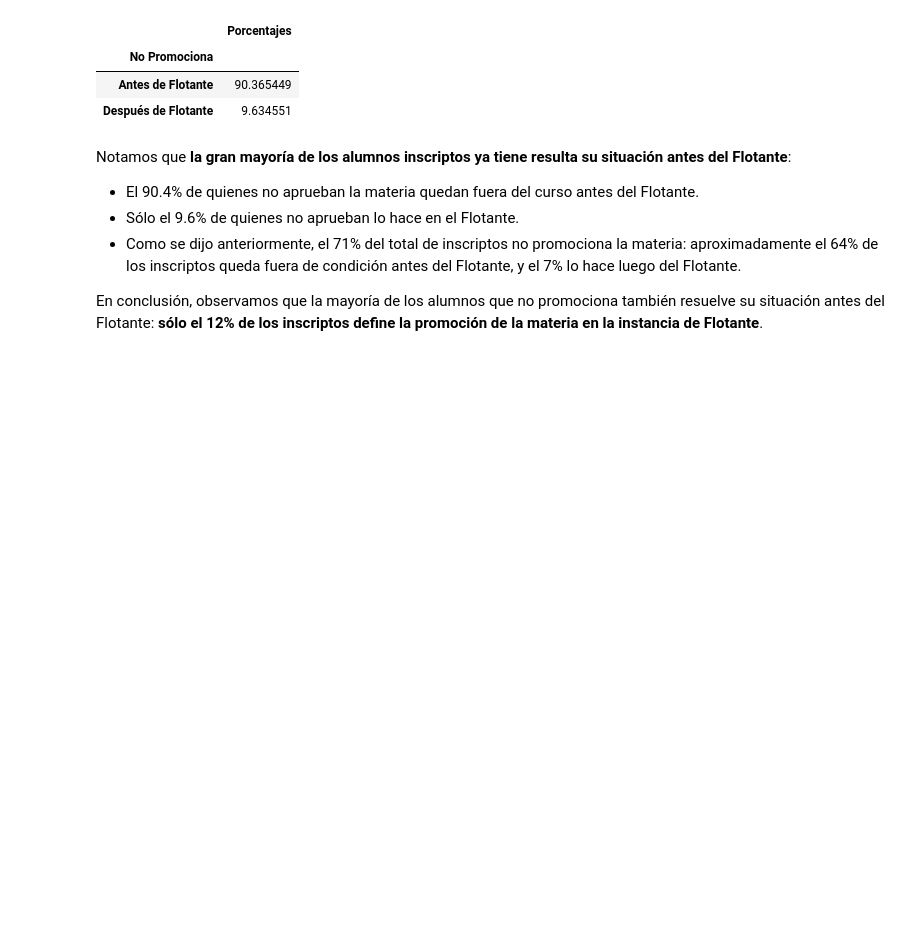
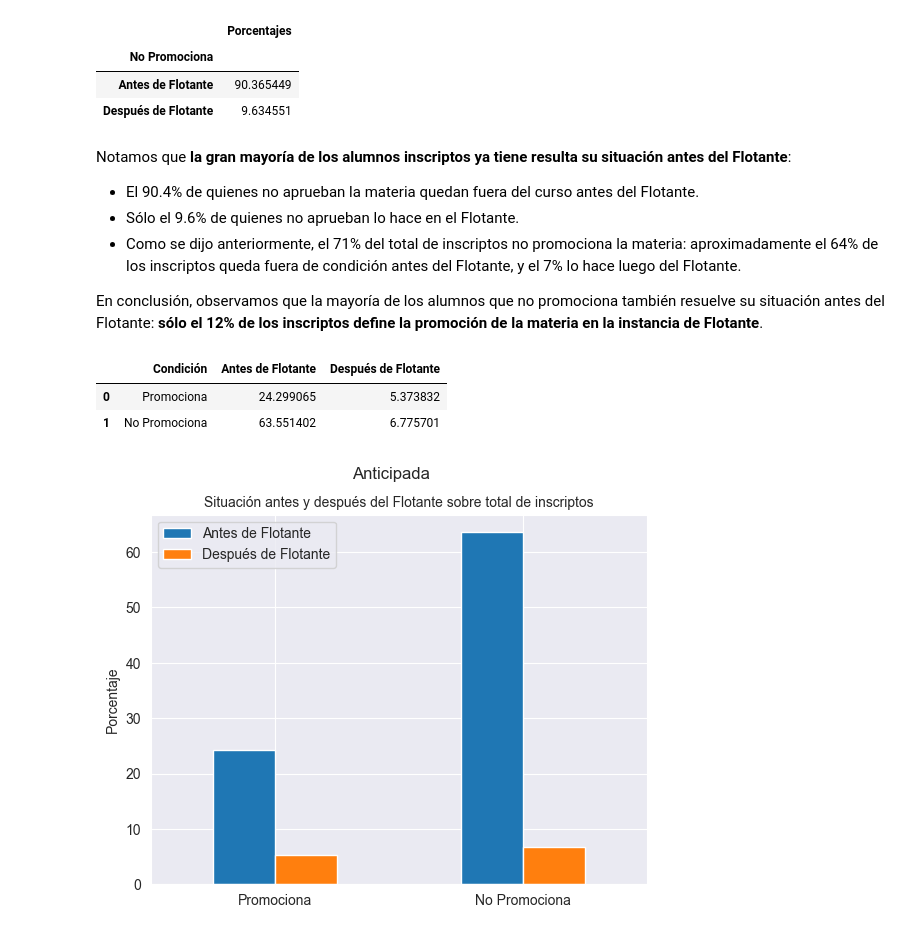
Before and after one commit to juanjogervasio/Intro-courses-analysis, a Jupyter notebook: notebooks/Analisis.ipynb, the cells around one changed output. Drawn from its saved outputs; the diff is of its cells as text; code cells hidden in the pictures; blank space fills up the shorter version.

```diff
--- a/notebooks/Analisis.ipynb
+++ b/notebooks/Analisis.ipynb
@@ -1454,5 +1487,38 @@ Notamos que **la gran mayoría de los alumnos inscriptos ya tiene resulta su sit
 - Como se dijo anteriormente, el 71% del total de inscriptos no promociona la materia: aproximadamente el 64% de los inscriptos queda fuera de condición antes del Flotante, y el 7% lo hace luego del Flotante.
 
 En conclusión, observamos que la mayoría de los alumnos que no promociona también resuelve su situación antes del Flotante: **sólo el 12% de los inscriptos define la promoción de la materia en la instancia de Flotante**.
+# %%
+# Creo tabla con el resumen de Condición antes y después de Flotante para Anticipada
+antes_despues_Ant = pd.concat([antes_despues_promo_Ant.transpose(), antes_despues_no_promo_Ant.transpose()])\
+                            .reset_index()\
+                            .rename(columns={"index":"Condición"})
+antes_despues_Ant.loc[:, "Condición"] = ["Promociona", "No Promociona"]
+
+# Calculo sobre porcentaje total de promocionados y no promocionados en 1er Semestre
+prop_promo = promo_Ant.shape[0] / mate_pi[mate_pi["Tipo_Cursada"]=="Anticipada"].shape[0]
+prop_no_promo = 1 - prop_promo
+
+antes_despues_Ant.iloc[0,1:] = antes_despues_Ant.iloc[0,1:]*prop_promo
+antes_despues_Ant.iloc[1,1:] = antes_despues_Ant.iloc[1,1:]*prop_no_promo
+# %%
+antes_despues_Ant
+# %% [output]
+|  | Condición | Antes de Flotante | Después de Flotante |
+| 0 | Promociona | 24.299065 | 5.373832 |
+| 1 | No Promociona | 63.551402 | 6.775701 |
+# %%
+# Grafico los resultados de la tabla
+antes_despues_Ant.plot(
+    x="Condición",
+    kind="bar"
+)
+plt.title("Situación antes y después del Flotante sobre total de inscriptos", size=10)
+plt.suptitle("Anticipada")
+plt.xticks(rotation=0)
+plt.xlabel("")
+plt.ylabel("Porcentaje")
+plt.show()
+# %% [output]
+[figure, added]
 # %%
 # En construcción
```
Also changed, not shown: parts of 5 cells of this notebook.
